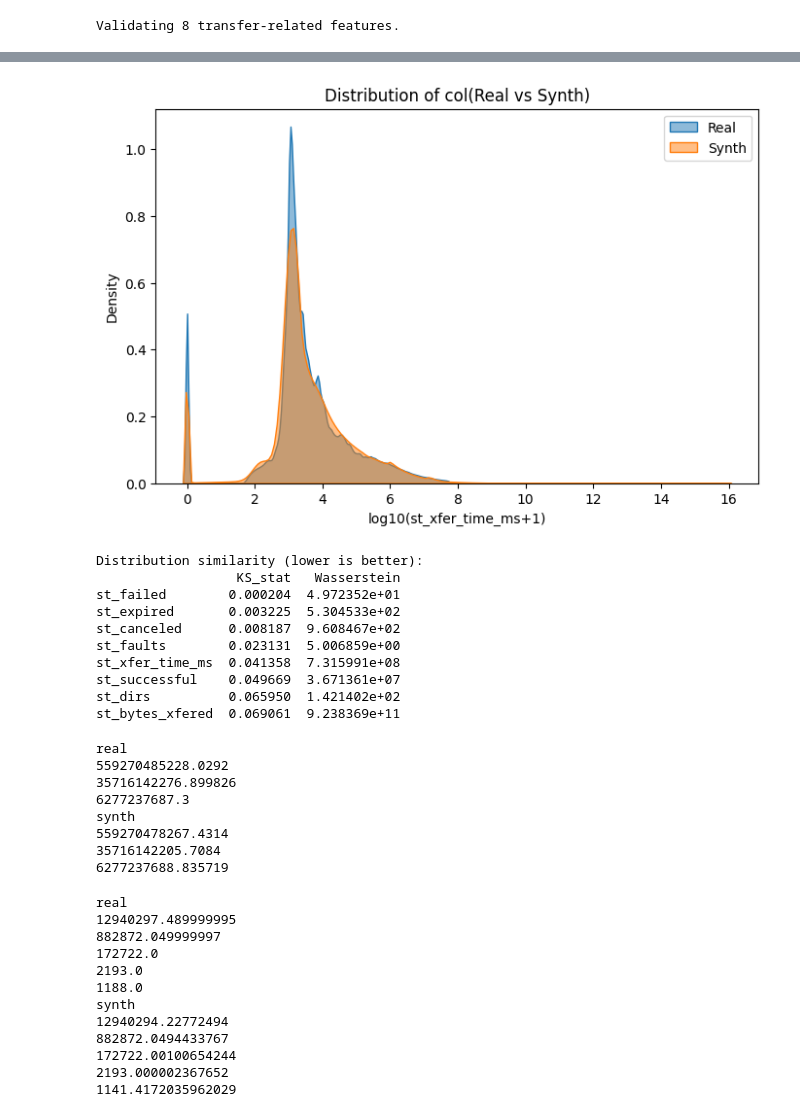
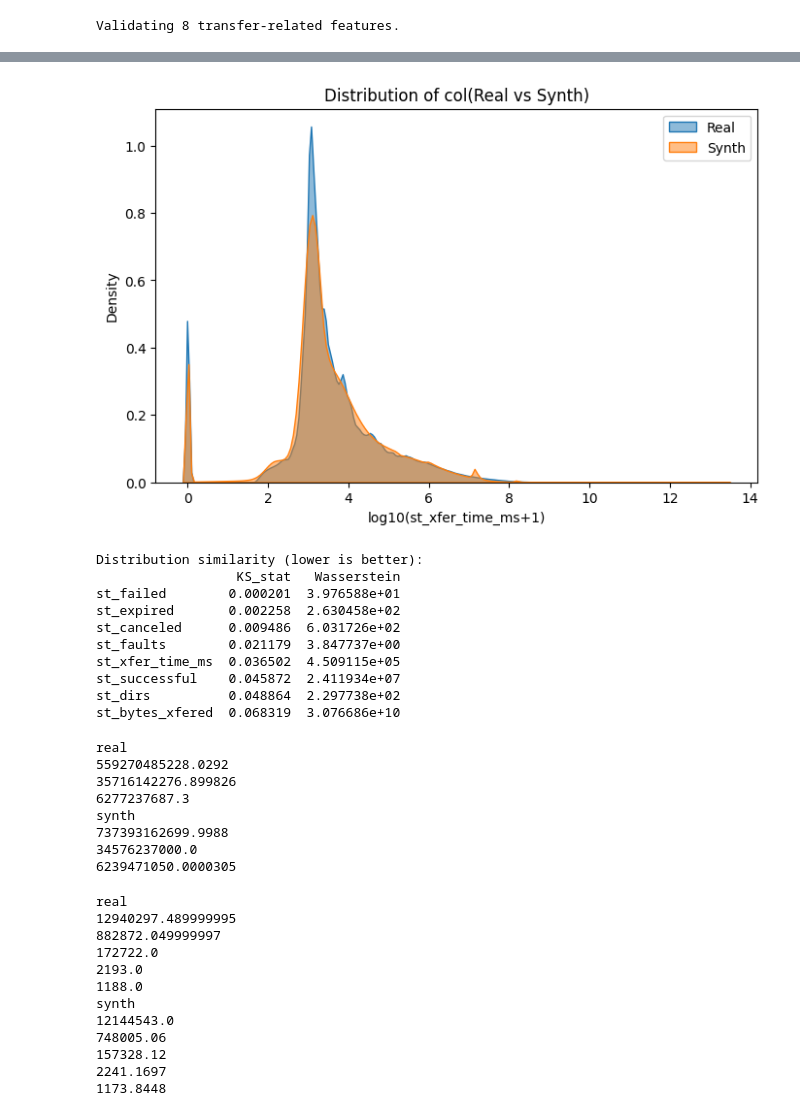
Before and after one commit to psh0078/gmm-synth-transfer, a Jupyter notebook: perf/perf.ipynb, the cells around one changed output, grey strips where cells are left out. Cells and saved outputs as stored; diff of their text form; code cells hidden in the pictures.

```diff
--- a/perf/perf.ipynb
+++ b/perf/perf.ipynb
@@ -10,7 +10,7 @@ import matplotlib.pyplot as plt
 from scipy.stats import ks_2samp, wasserstein_distance
 # %%
 real = pd.read_csv("datasets/filtered.csv", engine="pyarrow")
-synth = pd.read_csv("output/before-calib.csv", engine="pyarrow")
+synth = pd.read_csv("output/after-calib.csv", engine="pyarrow")
 # %%
 numeric_cols = real.select_dtypes(include=np.number).columns.intersection(
     synth.select_dtypes(include=np.number).columns
@@ -116,35 +119,29 @@ st_xfer_time_ms  3.233415e+05  2.155301e+06        0.0  5.758060e+07
 # %%
 import numpy as np
 import seaborn as sns
 import matplotlib.pyplot as plt
 
 # Plot the distributions
 col = "st_xfer_time_ms"
 plt.figure(figsize=(8, 5))
 
-real_log = np.log10(real_filtered[col].clip(lower=1))
+real_log = np.log10(real[col].clip(lower=1))
 synth_log = np.log10(synth[col].clip(lower=1))
 
 sns.kdeplot(real_log, label="Real", fill=True, alpha=0.5)
-
 sns.kdeplot(synth_log, label="Synth", fill=True, alpha=0.5)
-
 plt.title("Distribution of col(Real vs Synth)")
-
 plt.xlabel(f'log10({col}+1)')
-
 plt.ylabel("Density")
-
 plt.legend()
-
 plt.show()
 # %% [output]
-[figure, old version]
+[figure, new version]
 # %%
 ks_results, wd_results = {}, {}
 for col in selected_cols:
-    ks = ks_2samp(real_filtered[col], synth[col]).statistic
-    wd = wasserstein_distance(real[col], synth[col])
+    ks = ks_2samp(real_filtered[col], synth_filtered[col]).statistic
+    wd = wasserstein_distance(real_filtered[col], synth_filtered[col])
     ks_results[col] = ks
     wd_results[col] = wd
 
@@ -154,14 +151,14 @@ print(ks_df.sort_values('KS_stat'))
 # %% [output]
 Distribution similarity (lower is better):
                   KS_stat   Wasserstein
-st_failed        0.000204  4.972352e+01
-st_expired       0.003225  5.304533e+02
-st_canceled      0.008187  9.608467e+02
-st_faults        0.023131  5.006859e+00
-st_xfer_time_ms  0.041358  7.315991e+08
-st_successful    0.049669  3.671361e+07
-st_dirs          0.065950  1.421402e+02
-st_bytes_xfered  0.069061  9.238369e+11
+st_failed        0.000201  3.976588e+01
+st_expired       0.002258  2.630458e+02
+st_canceled      0.009486  6.031726e+02
+st_faults        0.021179  3.847737e+00
+st_xfer_time_ms  0.036502  4.509115e+05
+st_successful    0.045872  2.411934e+07
+st_dirs          0.048864  2.297738e+02
+st_bytes_xfered  0.068319  3.076686e+10
 # %%
 # Should this be included in the code?
 
@@ -182,9 +179,9 @@ real
 35716142276.899826
 6277237687.3
 synth
-559270478267.4314
-35716142205.7084
-6277237688.835719
+737393162699.9988
+34576237000.0
+6239471050.0000305
 # %%
 print("real")
 print(np.percentile(real.st_xfer_time_ms, 99))
@@ -206,9 +203,9 @@ real
 2193.0
 1188.0
 synth
-12940294.22772494
-882872.0494433767
-172722.00100654244
-2193.000002367652
-1141.4172035962029
+12144543.0
+748005.06
+157328.12
+2241.1697
+1173.8448
 # %%
```
Also changed, not shown: parts of 5 cells of this notebook.
